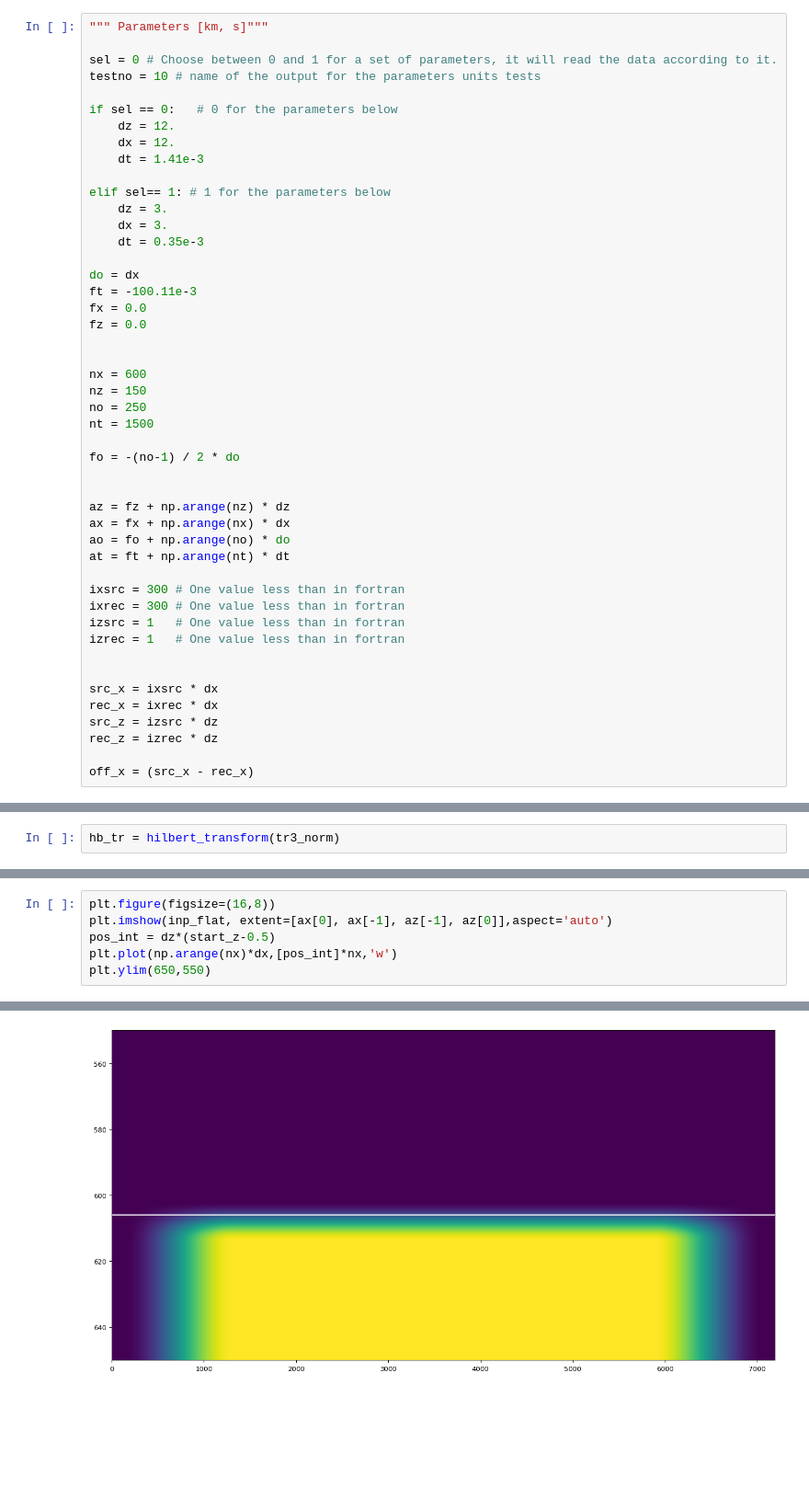
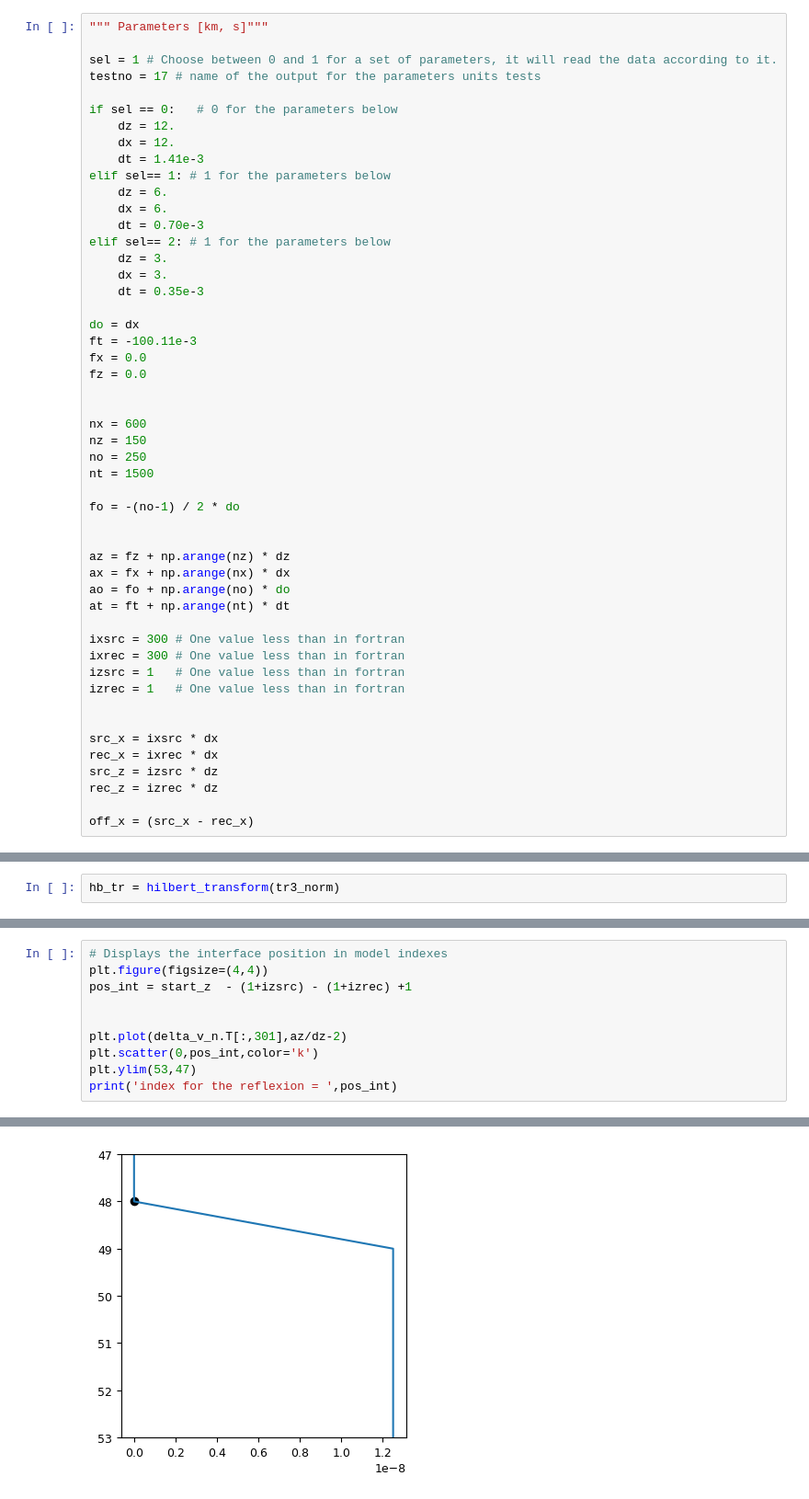
Before and after one commit to vcabiativapico/codes_py_PhD, a Jupyter notebook: Solution_analytique_Hankel/hankel_notebook_v3.ipynb, the cells around one changed output, grey strips where cells are left out. Shown: that part at 92% size. Saved outputs shown, nothing was run; the diff lists cells and outputs as text; blank space fills up the shorter version.

```diff
--- a/Solution_analytique_Hankel/hankel_notebook_v3.ipynb
+++ b/Solution_analytique_Hankel/hankel_notebook_v3.ipynb
@@ -107,15 +101,18 @@ def ray_tracing_tt(dz, v0, ao, start_z,ft):
 # %%
 """ Parameters [km, s]"""
 
-sel = 0 # Choose between 0 and 1 for a set of parameters, it will read the data according to it.
-testno = 10 # name of the output for the parameters units tests
+sel = 1 # Choose between 0 and 1 for a set of parameters, it will read the data according to it.
+testno = 17 # name of the output for the parameters units tests
 
 if sel == 0:   # 0 for the parameters below
     dz = 12.
     dx = 12.
     dt = 1.41e-3
-
 elif sel== 1: # 1 for the parameters below
+    dz = 6.
+    dx = 6.
+    dt = 0.70e-3
+elif sel== 2: # 1 for the parameters below
     dz = 3.
     dx = 3.
     dt = 0.35e-3
@@ -600,7 +598,11 @@ diff =  4.8000000000048004e-05
 # %%
-plt.figure(figsize=(16,8))
-plt.imshow(inp_flat, extent=[ax[0], ax[-1], az[-1], az[0]],aspect='auto')
-pos_int = dz*(start_z-0.5)
-plt.plot(np.arange(nx)*dx,[pos_int]*nx,'w')
-plt.ylim(650,550)
+# Displays the interface position in model indexes
+plt.figure(figsize=(4,4))
+pos_int = start_z  - (1+izsrc) - (1+izrec) +1
+
+
+plt.plot(delta_v_n.T[:,301],az/dz-2)
+plt.scatter(0,pos_int,color='k')
+plt.ylim(53,47)
+print('index for the reflexion = ',pos_int)
 # %% [output]
@@ -608 +610 @@ plt.ylim(650,550)
-[figure, old version]
+[figure, new version]
```
Also changed, not shown: parts of 32 cells of this notebook, 3 other files.
